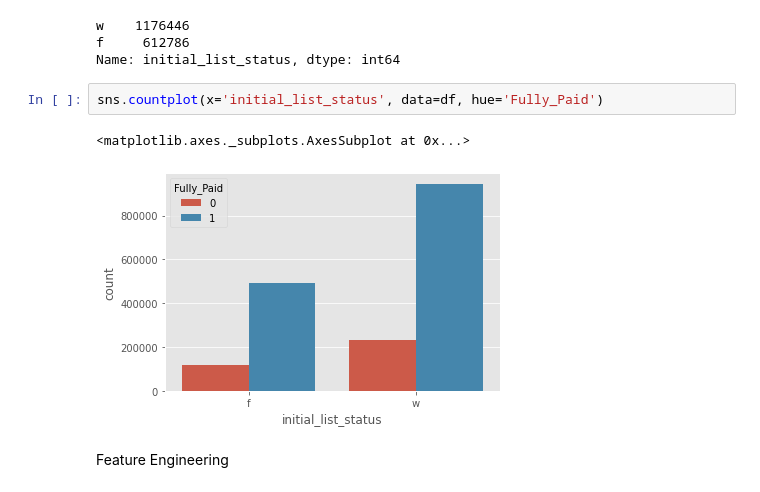
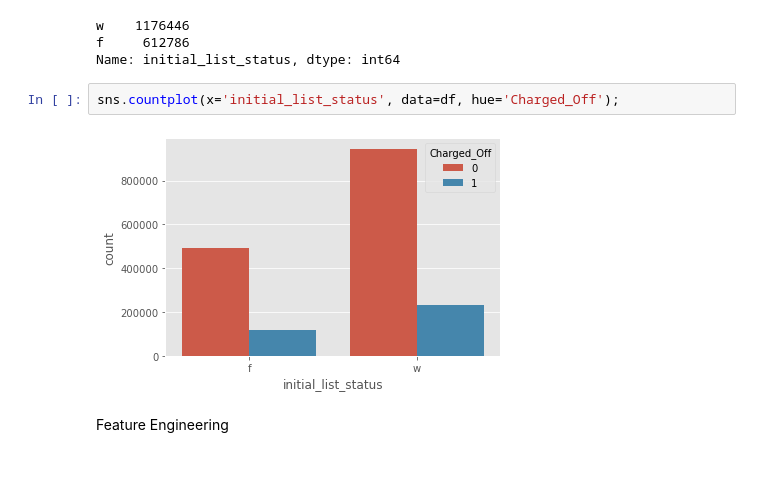
Before and after one commit to smeteo/Lending_Club_Credit_Risk_Analysis, a Jupyter notebook: Lending_Club_v05.ipynb, the cells around one changed output. Saved outputs shown, nothing was run; the diff lists cells and outputs as text.

```diff
--- a/Lending_Club_v05.ipynb
+++ b/Lending_Club_v05.ipynb
@@ -776,10 +776,9 @@ w    1176446
 f     612786
 Name: initial_list_status, dtype: int64
 # %%
-sns.countplot(x='initial_list_status', data=df, hue='Fully_Paid')
+sns.countplot(x='initial_list_status', data=df, hue='Charged_Off');
 # %% [output]
-<matplotlib.axes._subplots.AxesSubplot at 0x...>
-[figure, old version]
+[figure, new version]
 # %% [markdown]
 Feature Engineering
 # %%
```
Also changed, not shown: parts of 43 cells of this notebook.
